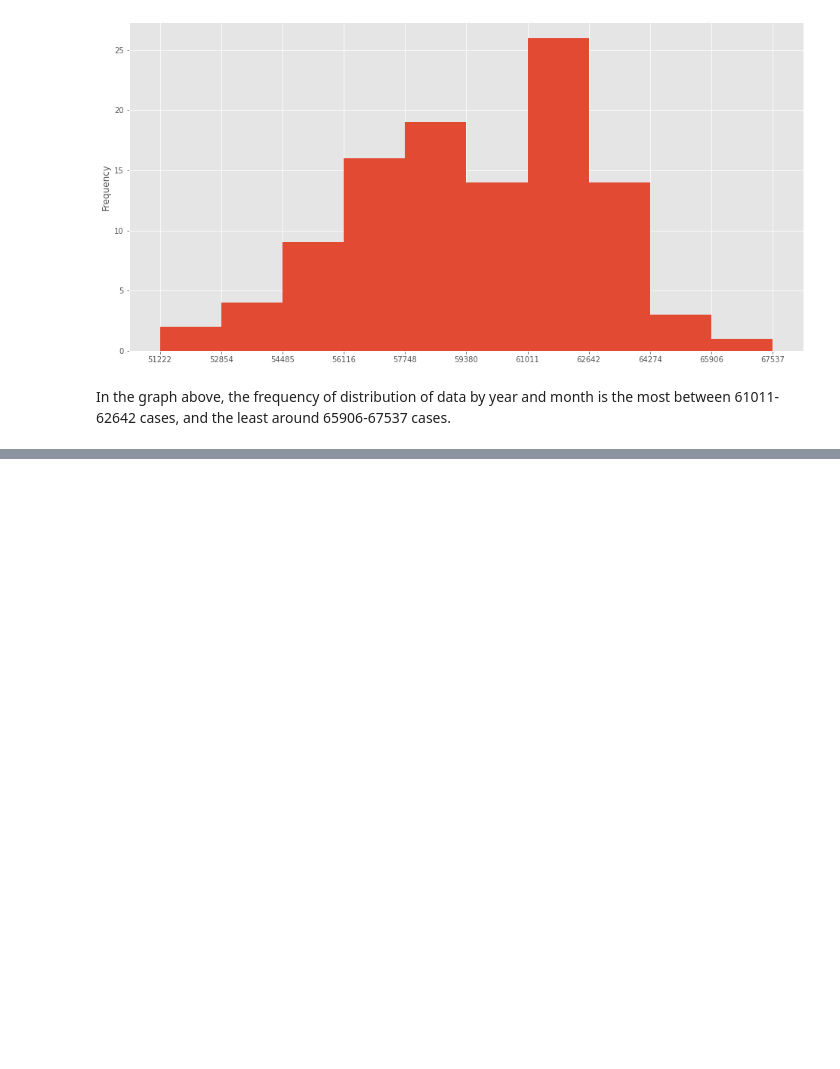
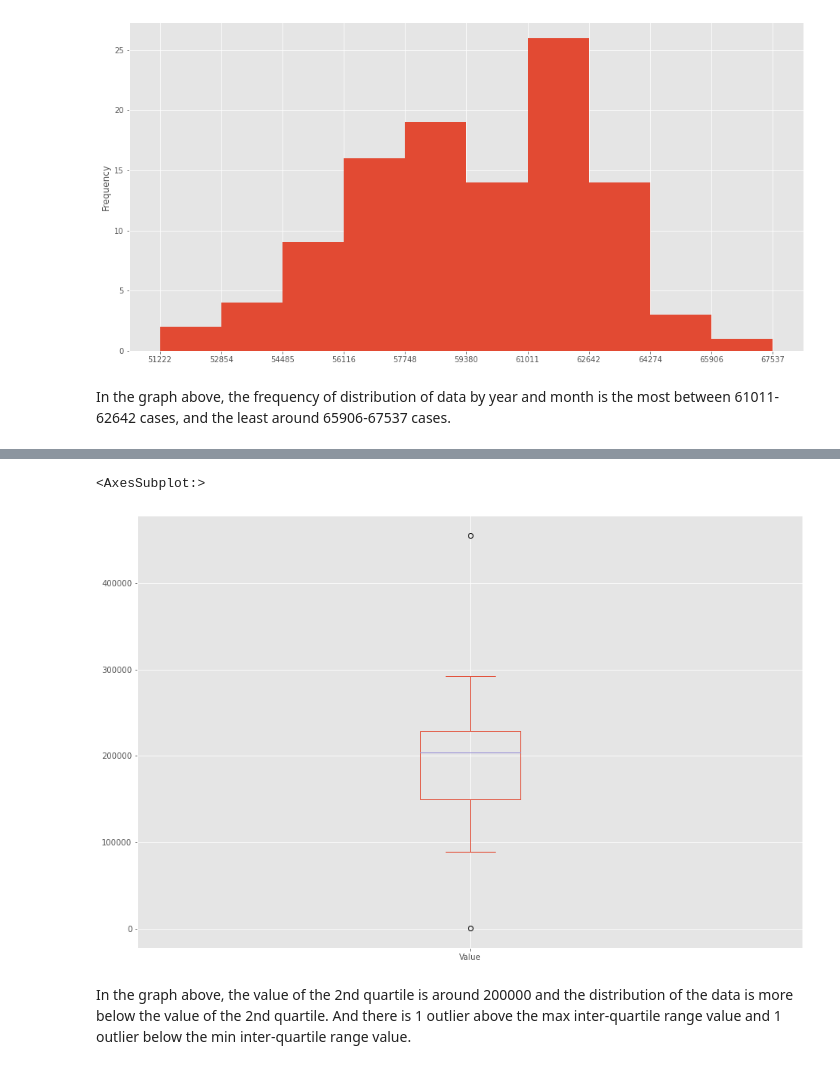
Before and after one commit to alvinamartya/london_crime, a Jupyter notebook: PYTN_1_083_Alvin_Amartya.ipynb, the cells around one changed output, grey strips where cells are left out. Cells and saved outputs as stored; diff of their text form; code cells hidden in the pictures; blank space fills up the shorter version.

Commit message:
feat: adding box plot

```diff
--- a/PYTN_1_083_Alvin_Amartya.ipynb
+++ b/PYTN_1_083_Alvin_Amartya.ipynb
@@ -307,0 +311,9 @@ In the graph above, the frequency of distribution of data by year and month is t
+# %%
+df_lon_by_reg = df_lon_crime2.groupby(by=['Region'])['Value'].sum()
+
+df_lon_by_reg.plot(kind='box', figsize=(15,10))
+# %% [output]
+<AxesSubplot:>
+[figure, added]
+# %% [markdown]
+In the graph above, the value of the 2nd quartile is around 200000 and the distribution of the data is more below the value of the 2nd quartile. And there is 1 outlier above the max inter-quartile range value and 1 outlier below the min inter-quartile range value.
```
Also changed, not shown: parts of 1 cell of this notebook.
